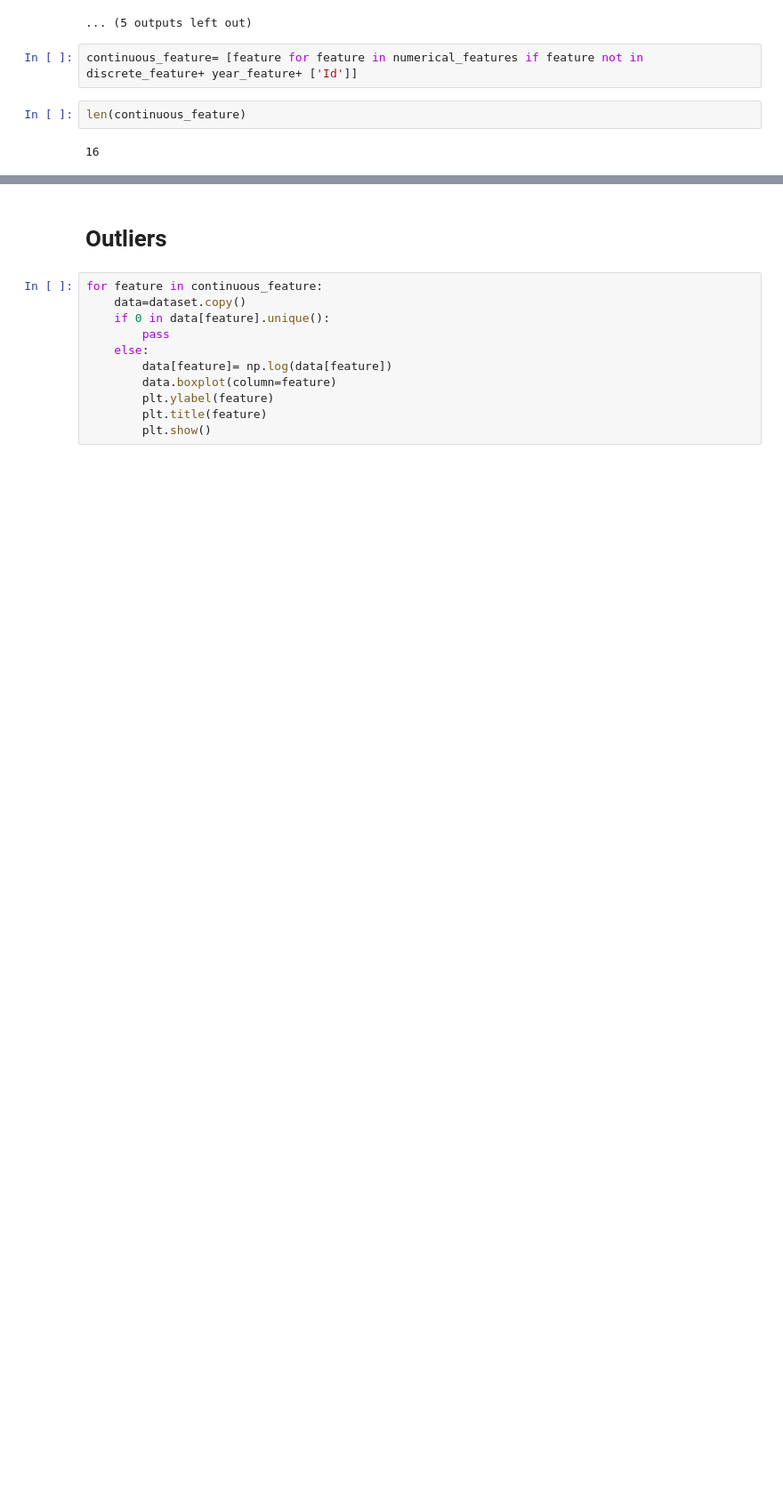
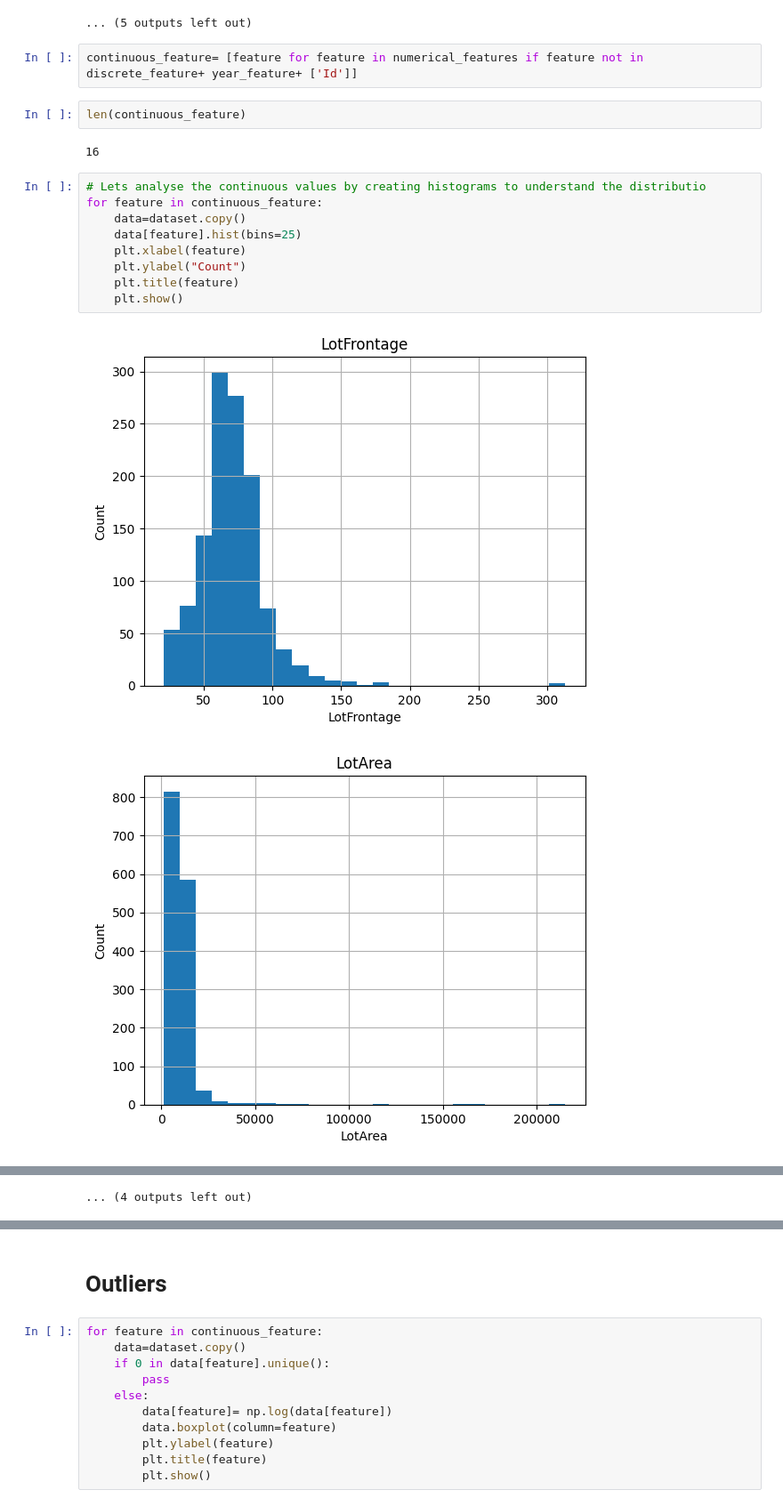
Before and after one commit to Kalluarjun/House-Prices-Advanced-Regression-Techniques, a Jupyter notebook: exploratory_data_analysis.ipynb, the cells around one changed output, grey strips where cells are left out. Shown at 89% size. Cells and saved outputs as stored; diff of their text form; blank space fills up the shorter version.

```diff
--- a/exploratory_data_analysis.ipynb
+++ b/exploratory_data_analysis.ipynb
@@ -231,3 +231,15 @@ continuous_feature= [feature for feature in numerical_features if feature not in
 len(continuous_feature)
 # %% [output]
 16
+# %%
+# Lets analyse the continuous values by creating histograms to understand the distributio
+for feature in continuous_feature:
+    data=dataset.copy()
+    data[feature].hist(bins=25)
+    plt.xlabel(feature)
+    plt.ylabel("Count")
+    plt.title(feature)
+    plt.show()
+# %% [output]
+[figure, added]
+[figure, added]
@@ -234 +256,2 @@ len(continuous_feature)
+... (4 outputs left out)
 # %%
```
Also changed, not shown: parts of 2 cells of this notebook.
